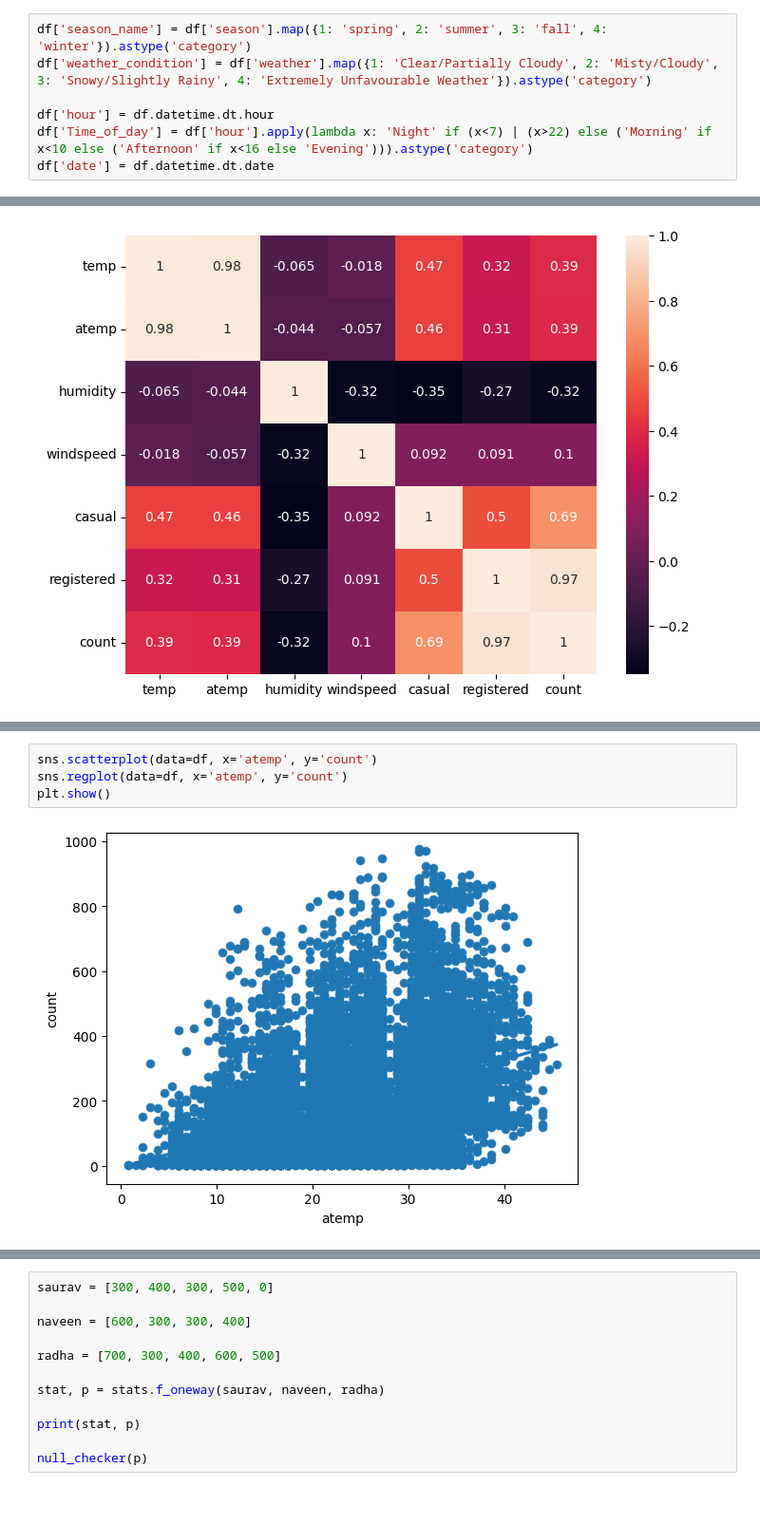
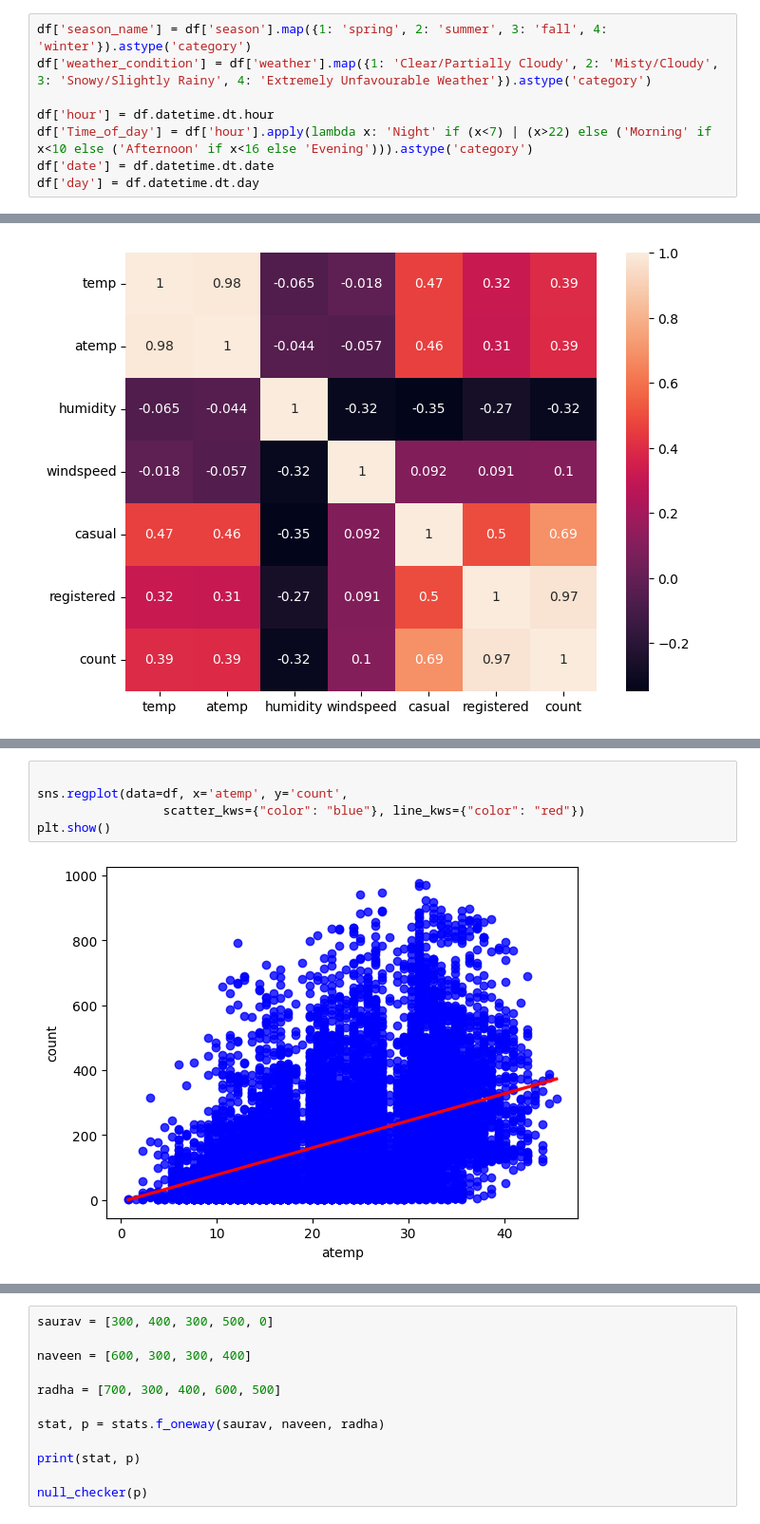
Before and after one commit to trehansalil/yulu_data_analysis, a Jupyter notebook: data_analysis.ipynb, the cells around one changed output, grey strips where cells are left out. Shown at 95% size. Drawn from its saved outputs; the diff is of its cells as text.

```diff
--- a/data_analysis.ipynb
+++ b/data_analysis.ipynb
@@ -65,6 +67,7 @@ df['weather_condition'] = df['weather'].map({1: 'Clear/Partially Cloudy', 2: 'Mi
 df['hour'] = df.datetime.dt.hour
 df['Time_of_day'] = df['hour'].apply(lambda x: 'Night' if (x<7) | (x>22) else ('Morning' if x<10 else ('Afternoon' if x<16 else 'Evening'))).astype('category')
 df['date'] = df.datetime.dt.date
+df['day'] = df.datetime.dt.day
 # %%
 
 def qq_plot(x=df['count']):
@@ -619,6 +702,7 @@ sns.heatmap(df[num_cols].corr(), annot=True);
 # %%
-sns.scatterplot(data=df, x='atemp', y='count')
-sns.regplot(data=df, x='atemp', y='count')
+
+sns.regplot(data=df, x='atemp', y='count',
+                 scatter_kws={"color": "blue"}, line_kws={"color": "red"})
 plt.show()
 # %% [output]
-[figure, old version]
+[figure, new version]
```
Also changed, not shown: parts of 32 cells of this notebook.
